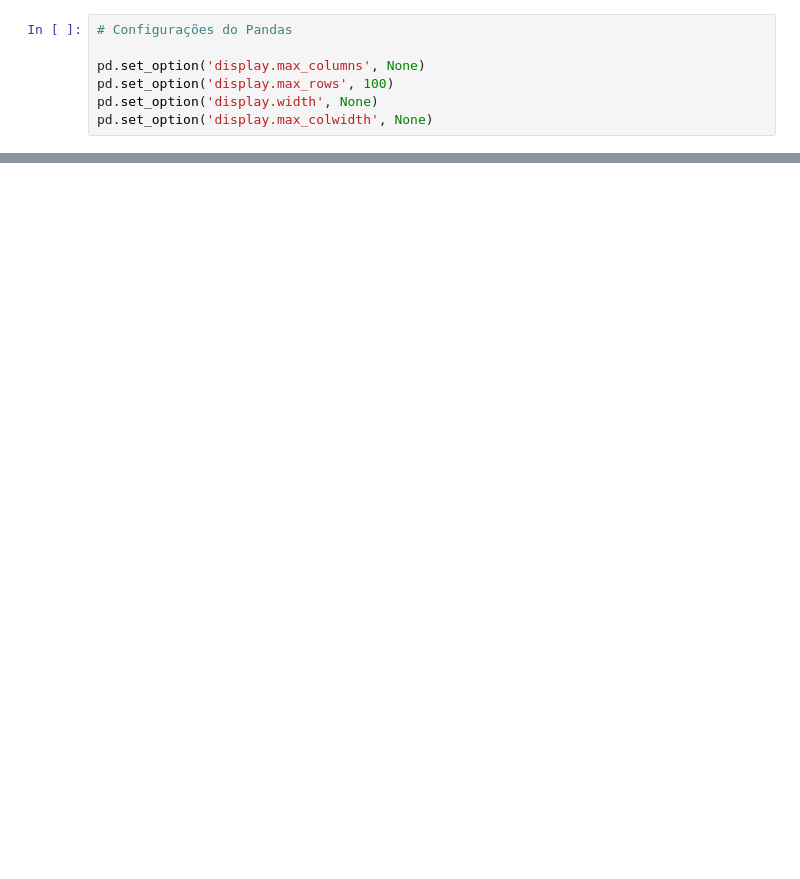
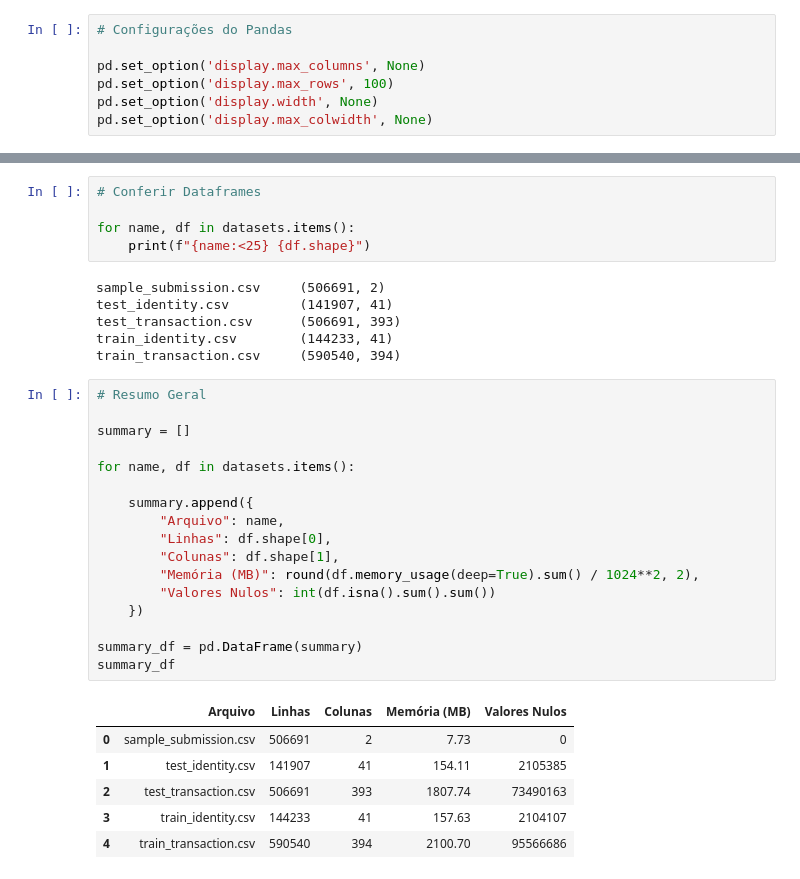
Before and after one commit to clauke/fraud-analytics-platform, a Jupyter notebook: notebooks/01_Data_Profiling.ipynb, the cells around one changed output, grey strips where cells are left out. Drawn from its saved outputs; the diff is of its cells as text; blank space fills up the shorter version.

```diff
--- a/notebooks/01_Data_Profiling.ipynb
+++ b/notebooks/01_Data_Profiling.ipynb
@@ -78,0 +104,35 @@ test_identity.csv
+# %%
+# Conferir Dataframes
+
+for name, df in datasets.items():
+    print(f"{name:<25} {df.shape}")
+# %% [output]
+sample_submission.csv     (506691, 2)
+test_identity.csv         (141907, 41)
+test_transaction.csv      (506691, 393)
+train_identity.csv        (144233, 41)
+train_transaction.csv     (590540, 394)
+# %%
+# Resumo Geral
+
+summary = []
+
+for name, df in datasets.items():
+
+    summary.append({
+        "Arquivo": name,
+        "Linhas": df.shape[0],
+        "Colunas": df.shape[1],
+        "Memória (MB)": round(df.memory_usage(deep=True).sum() / 1024**2, 2),
+        "Valores Nulos": int(df.isna().sum().sum())
+    })
+
+summary_df = pd.DataFrame(summary)
+summary_df
+# %% [output]
+|  | Arquivo | Linhas | Colunas | Memória (MB) | Valores Nulos |
+| 0 | sample_submission.csv | 506691 | 2 | 7.73 | 0 |
+| 1 | test_identity.csv | 141907 | 41 | 154.11 | 2105385 |
+| 2 | test_transaction.csv | 506691 | 393 | 1807.74 | 73490163 |
+| 3 | train_identity.csv | 144233 | 41 | 157.63 | 2104107 |
+| 4 | train_transaction.csv | 590540 | 394 | 2100.70 | 95566686 |
```
Also changed, not shown: parts of 27 cells of this notebook.
